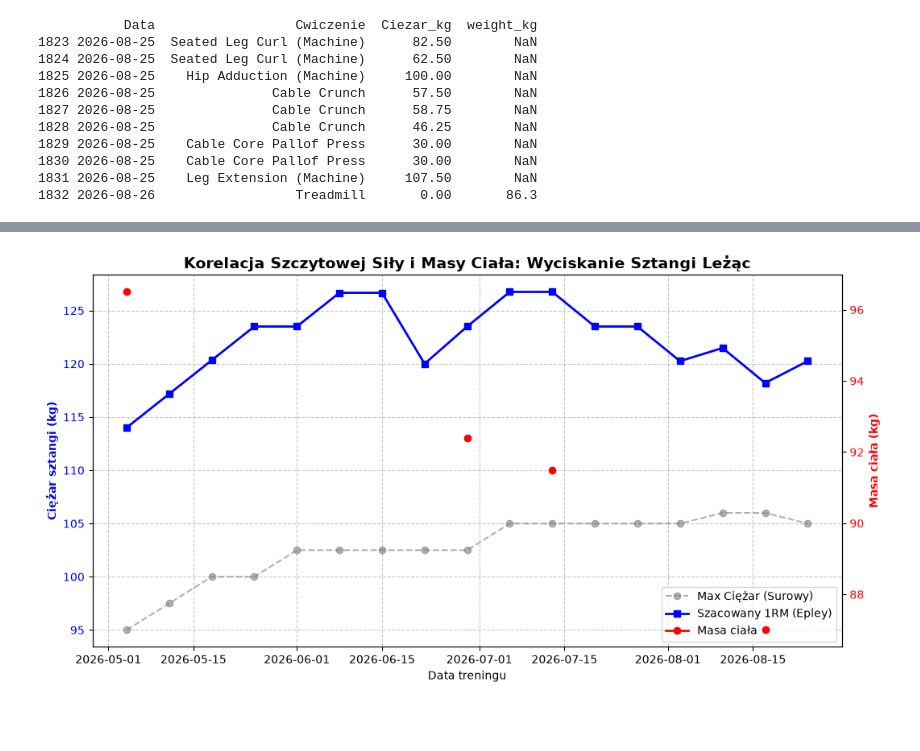
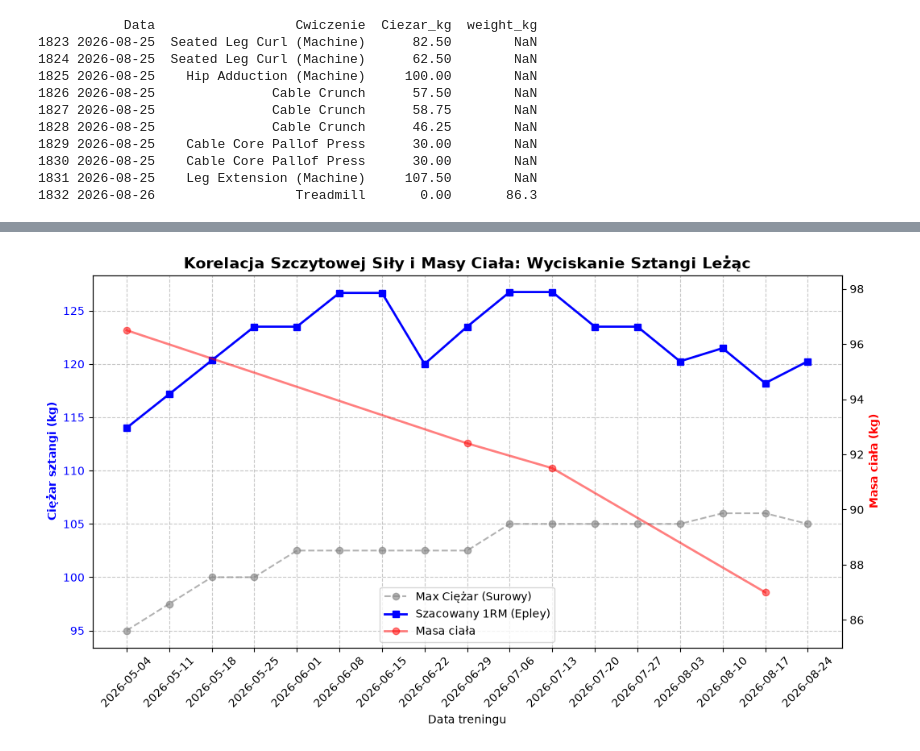
Before and after one commit to bartli555/gym_tracker, a Jupyter notebook: Untitled.ipynb, the cells around one changed output, grey strips where cells are left out. Drawn from its saved outputs; the diff is of its cells as text; code cells hidden in the pictures; blank space fills up the shorter version.

Commit message:
Zajebisty wykres korelacji siła - masa w jupiterze

```diff
--- a/Untitled.ipynb
+++ b/Untitled.ipynb
@@ -379,34 +249,50 @@ plt.show()
 # %%
 import matplotlib.pyplot as plt
 
 # 1. Filtrujemy dane dla płaskiej
 df_bench = df_dzienne_podsumowanie[df_dzienne_podsumowanie['Cwiczenie'] == 'Bench Press (Barbell)']
 
 # 2. Inicjujemy główny wykres (fig) i lewą oś Y (ax1)
 fig, ax1 = plt.subplots(figsize=(12, 6))
 
 # --- LEWA OŚ (SIŁA) ---
 ax1.set_xlabel('Data treningu')
 ax1.set_ylabel('Ciężar sztangi (kg)', color='blue', fontweight='bold')
 line1 = ax1.plot(df_bench['Data'], df_bench['Max_Ciezar_kg'], marker='o', linestyle='--', color='gray', alpha=0.6, label='Max Ciężar (Surowy)')
 line2 = ax1.plot(df_bench['Data'], df_bench['Max_e1RM'], marker='s', linestyle='-', color='blue', linewidth=2, label='Szacowany 1RM (Epley)')
 ax1.tick_params(axis='y', labelcolor='blue')
 ax1.grid(True, linestyle='--', alpha=0.7)
 
 # --- PRAWA OŚ (MASA CIAŁA) ---
 ax2 = ax1.twinx()  # Tworzymy brata bliźniaka dla osi Y!
 ax2.set_ylabel('Masa ciała (kg)', color='red', fontweight='bold')
-# Rysujemy linię wagi na czerwono, żeby mocno kontrastowała
-line3 = ax2.plot(df_bench['Data'], df_bench['weight_kg'], marker='o', linestyle='-', color='red', linewidth=2, label='Masa ciała')
-ax2.tick_params(axis='y', labelcolor='red')
+
+# DYNAMICZNY ZAKRES: Szukamy najmniejszej wagi w tabeli i odejmujemy od niej 2 kg luzu
+min_waga = df_bench['weight_kg'].min() - 2
+max_waga = df_bench['weight_kg'].max() + 2
+ax2.set_ylim(min_waga, max_waga) # Wymuszamy nowe granice wykresu!
+
+# Wyciągamy (filtrujemy) tylko te dni, w których waga NIE JEST pusta
+maska_wagi = df_bench['weight_kg'].notna()
+
+# Rysujemy linię tylko dla przefiltrowanych dni!
+line3 = ax2.plot(df_bench['Data'][maska_wagi], df_bench['weight_kg'][maska_wagi],
+                 marker='o', linestyle='-', color='red', alpha=0.5, linewidth=2, label='Masa ciała')
 
 # 3. Zbieramy legendy z obu osi w jedno miejsce, żeby był porządek
 lines = line1 + line2 + line3
 labels = [l.get_label() for l in lines]
-ax1.legend(lines, labels, loc='lower right') # Przesunąłem w prawy dolny róg, żeby nie zasłaniać linii
+ax1.legend(lines, labels, loc='lower center') # Przesunąłem w dolne centrum, żeby nie zasłaniać linii
 
 # 4. Tytuł i wyświetlenie
 plt.title('Korelacja Szczytowej Siły i Masy Ciała: Wyciskanie Sztangi Leżąc', fontsize=14, fontweight='bold')
+
+# 1. Wymuszamy, żeby podziałka (ticks) wypadała DOKŁADNIE w dniach treningowych
+ax1.set_xticks(df_bench['Data'])
+
+# 2. Obracamy napisy o 45 stopni i formatujemy je czysto (RRRR-MM-DD), żeby się nie zlewały
+ax1.set_xticklabels(df_bench['Data'].dt.strftime('%Y-%m-%d'), rotation=45)
+
 plt.show()
 # %% [output]
-[figure, old version]
+[figure, new version]
```
Also changed, not shown: parts of 13 cells of this notebook, 1 other file.
